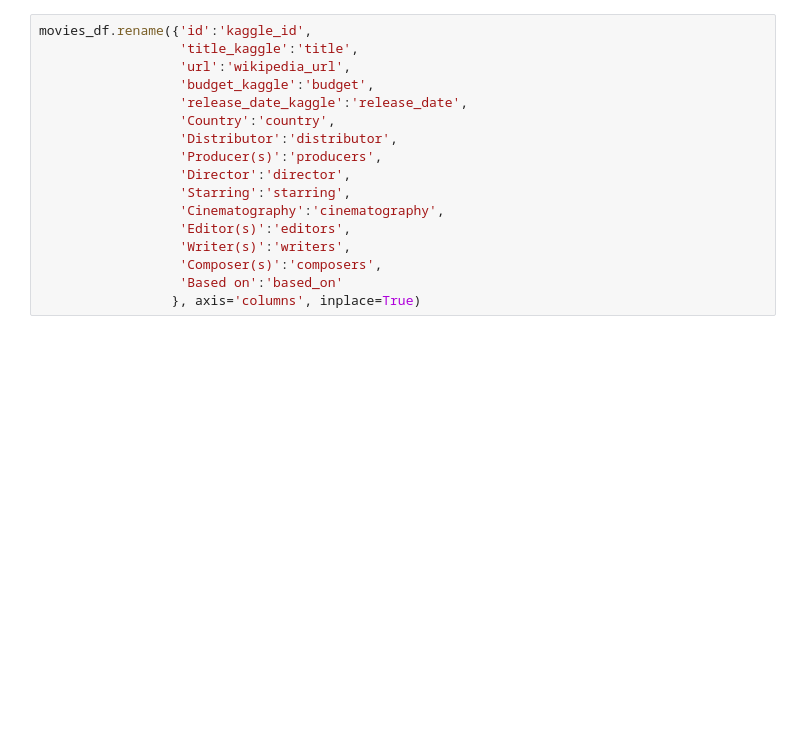
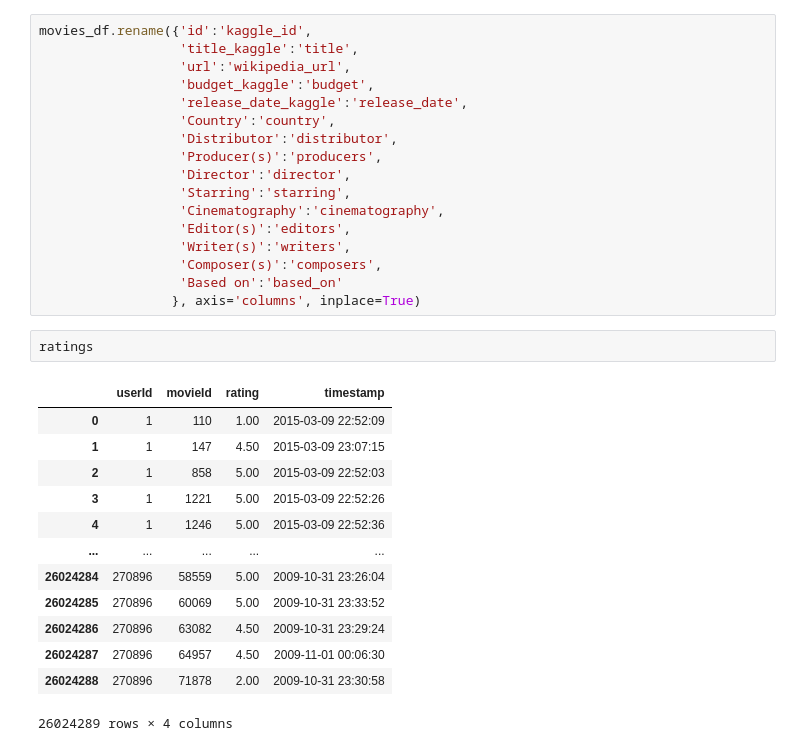
Before and after one commit to shahkibria/Movies-ETL, a Jupyter notebook: Movies_ETL.ipynb, the cells around one changed output. Drawn from its saved outputs; the diff is of its cells as text; blank space fills up the shorter version.

```diff
--- a/Movies_ETL.ipynb
+++ b/Movies_ETL.ipynb
@@ -1105,3 +1105,19 @@ movies_df.rename({'id':'kaggle_id',
                   'Composer(s)':'composers',
                   'Based on':'based_on'
                  }, axis='columns', inplace=True)
+# %%
+ratings
+# %% [output]
+|  | userId | movieId | rating | timestamp |
+| 0 | 1 | 110 | 1.00 | 2015-03-09 22:52:09 |
+| 1 | 1 | 147 | 4.50 | 2015-03-09 23:07:15 |
+| 2 | 1 | 858 | 5.00 | 2015-03-09 22:52:03 |
+| 3 | 1 | 1221 | 5.00 | 2015-03-09 22:52:26 |
+| 4 | 1 | 1246 | 5.00 | 2015-03-09 22:52:36 |
+| ... | ... | ... | ... | ... |
+| 26024284 | 270896 | 58559 | 5.00 | 2009-10-31 23:26:04 |
+| 26024285 | 270896 | 60069 | 5.00 | 2009-10-31 23:33:52 |
+| 26024286 | 270896 | 63082 | 4.50 | 2009-10-31 23:29:24 |
+| 26024287 | 270896 | 64957 | 4.50 | 2009-11-01 00:06:30 |
+| 26024288 | 270896 | 71878 | 2.00 | 2009-10-31 23:30:58 |
+26024289 rows × 4 columns
```
Also changed, not shown: parts of 8 cells of this notebook.
